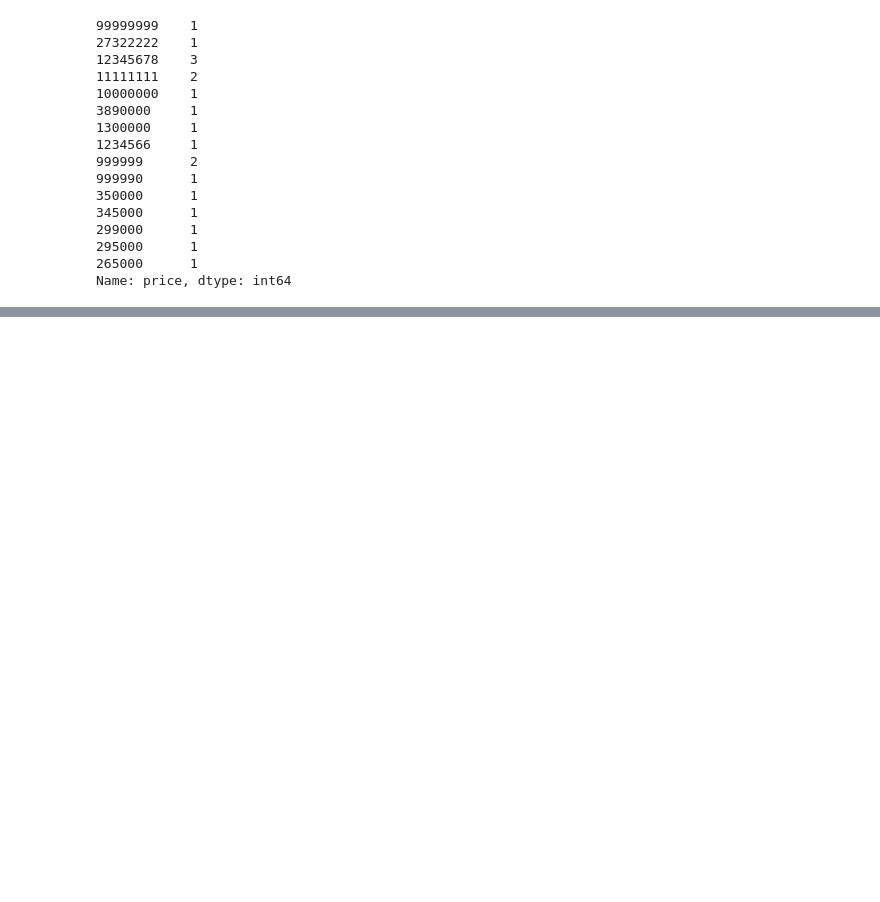
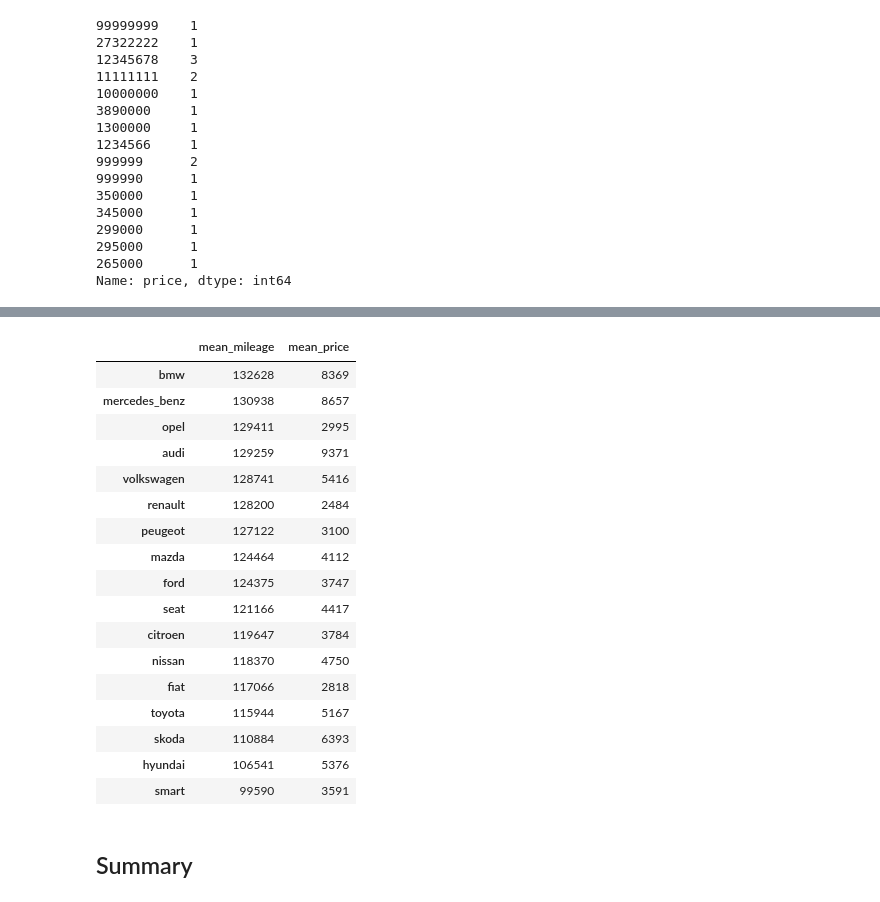
Before and after one commit to obrunet/my-own-dataquest.io-codes, a Jupyter notebook: Guided projects/Step 02.01 Exploring Ebay Car Sales Data/Basics.ipynb, the cells around one changed output, grey strips where cells are left out. Cells and saved outputs as stored; diff of their text form; code cells hidden in the pictures; blank space fills up the shorter version.

```diff
--- a/Guided projects/Step 02.01 Exploring Ebay Car Sales Data/Basics.ipynb
+++ b/Guided projects/Step 02.01 Exploring Ebay Car Sales Data/Basics.ipynb
@@ -234,0 +490,10 @@ Name: price, dtype: int64
+# %%
+brand_mean_prices = {}
+
+for brand in common_brands:
+    #mean_price = autos[autos['brand']==brand, 'price'].mean()
+    brand_name = autos[autos['brand'] == brand]
+    mean_price = brand_name['price'].mean()
+    brand_mean_prices[brand] = int(mean_price)
+
+brand_mean_prices
@@ -234,0 +567,10 @@ Name: price, dtype: int64
+# %%
+brand_mean_mileage = {}
+
+for brand in common_brands:
+    brand_only = autos[autos['brand'] == brand]
+    mean_mileage = brand_only['odometer_km'].mean()
+    brand_mean_mileage[brand] = int(mean_mileage)
+
+mean_mileage = pd.Series(brand_mean_mileage).sort_values(ascending=False)
+mean_mileage
@@ -234,0 +596,3 @@ Name: price, dtype: int64
+# %%
+mean_prices = pd.Series(brand_mean_prices).sort_values(ascending=False)
+mean_prices
@@ -234,0 +620,3 @@ Name: price, dtype: int64
+# %%
+brand_info = pd.DataFrame(mean_mileage,columns=['mean_mileage'])
+brand_info
@@ -234,0 +642,24 @@ Name: price, dtype: int64
+# %%
+brand_info["mean_price"] = mean_prices
+brand_info
+# %% [output]
+|  | mean_mileage | mean_price |
+| bmw | 132628 | 8369 |
+| mercedes_benz | 130938 | 8657 |
+| opel | 129411 | 2995 |
+| audi | 129259 | 9371 |
+| volkswagen | 128741 | 5416 |
+| renault | 128200 | 2484 |
+| peugeot | 127122 | 3100 |
+| mazda | 124464 | 4112 |
+| ford | 124375 | 3747 |
+| seat | 121166 | 4417 |
+| citroen | 119647 | 3784 |
+| nissan | 118370 | 4750 |
+| fiat | 117066 | 2818 |
+| toyota | 115944 | 5167 |
+| skoda | 110884 | 6393 |
+| hyundai | 106541 | 5376 |
+| smart | 99590 | 3591 |
+# %% [markdown]
+## Summary
```
Also changed, not shown: parts of 41 cells of this notebook.
